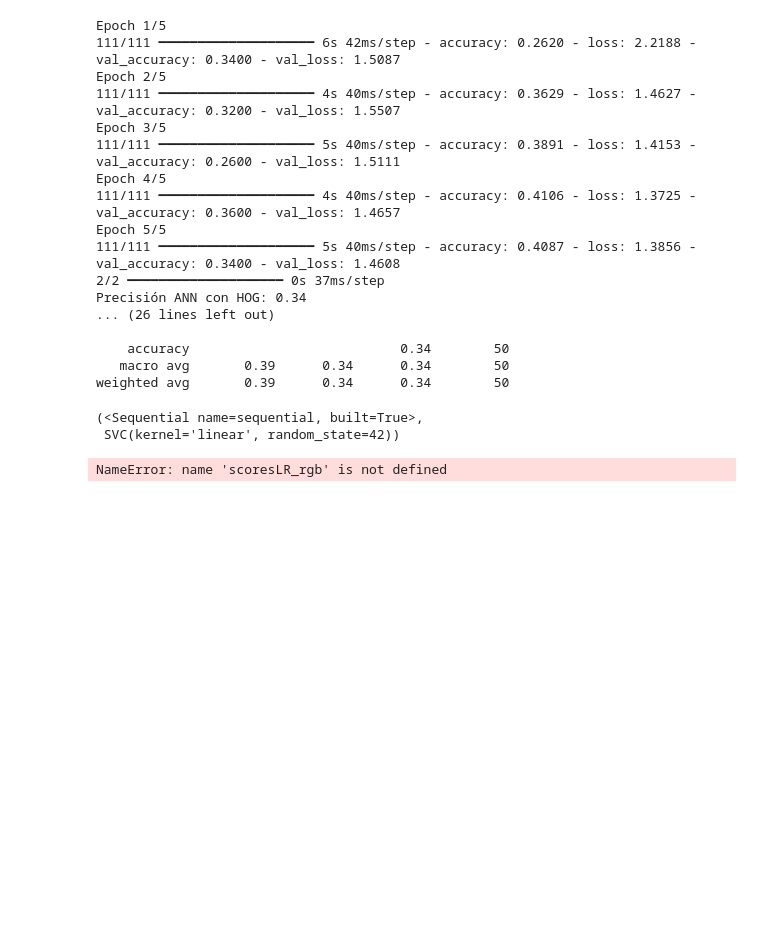
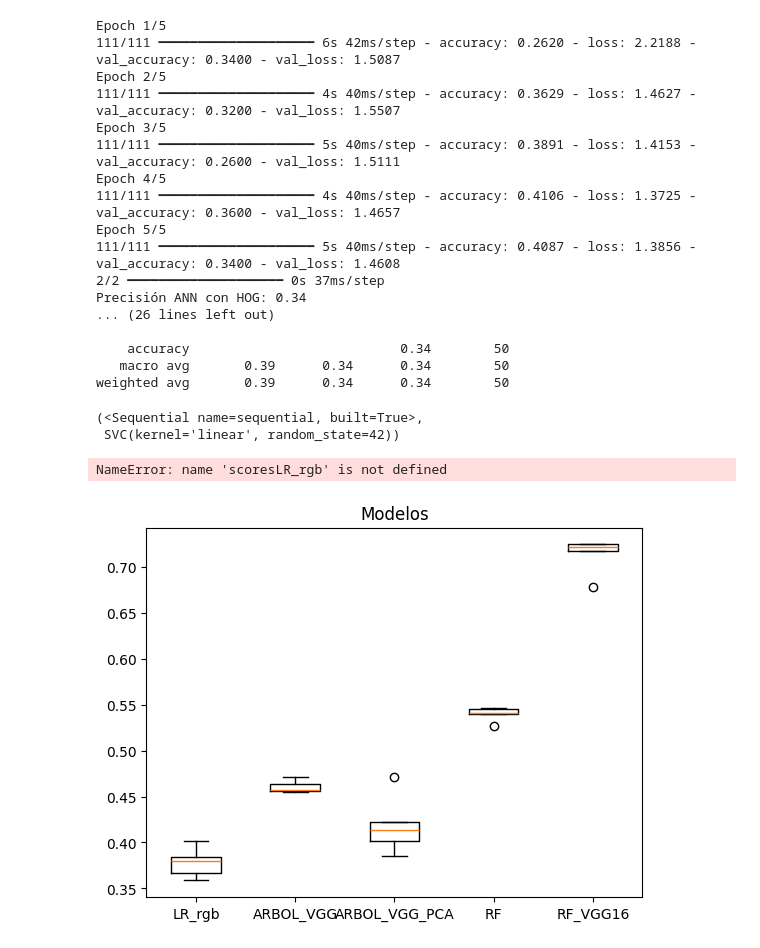
Before and after one commit to sabelayanez/clasificacion-supervisada, a Jupyter notebook: pruebas-finales.ipynb, the cells around one changed output. Drawn from its saved outputs; the diff is of its cells as text; code cells hidden in the pictures; blank space fills up the shorter version.

```diff
--- a/pruebas-finales.ipynb
+++ b/pruebas-finales.ipynb
@@ -45,5 +45,5 @@ batch_size = 100
 history = []
 # %%
 ## si es regresión logística rgb ##
-modelLR_rgb, scoresLR_rgb = regresion_logistica(X_train_rgb, y_train_encoded)
+modelLR_rgb, scoresLR_rgb = regresion_logistica(X_train_rgb, y_train_encoded, X_test_rgb, y_test_encoded)
 save_excel_cv(scoresLR_rgb, "Regresión Logística RGB")
@@ -513,0 +808,20 @@ if os.path.exists(excel_filename):
+# %%
+from constants import excel_filename_cv
+def plot_accuracy_from_excel(excel_filename_cv):
+    # Leer el archivo Excel
+    df = pd.read_excel(excel_filename_cv, index_col=0)
+
+    # Los valores de precisión están en la columna 'accuracy' y las etiquetas en el índice
+
+    data = [scoresLR_rgb['test_accuracy'],
+            scores_arbol_VGG['test_accuracy'], scores_arbol_VGG_PCA['test_accuracy'],
+            scoresRF['test_accuracy'], scoresRF_VGG16['test_accuracy']]
+
+    fig7, ax = plt.subplots()
+    ax.set_title('Modelos')
+    ax.boxplot(data,labels=['LR_rgb', 'ARBOL_VGG', 'ARBOL_VGG_PCA', 'RF', 'RF_VGG16'])
+
+# Llamar a la función con el archivo Excel
+plot_accuracy_from_excel(excel_filename_cv)
+# %% [output]
+[figure, added]
```
Also changed, not shown: parts of 16 cells of this notebook, 38 other files.
